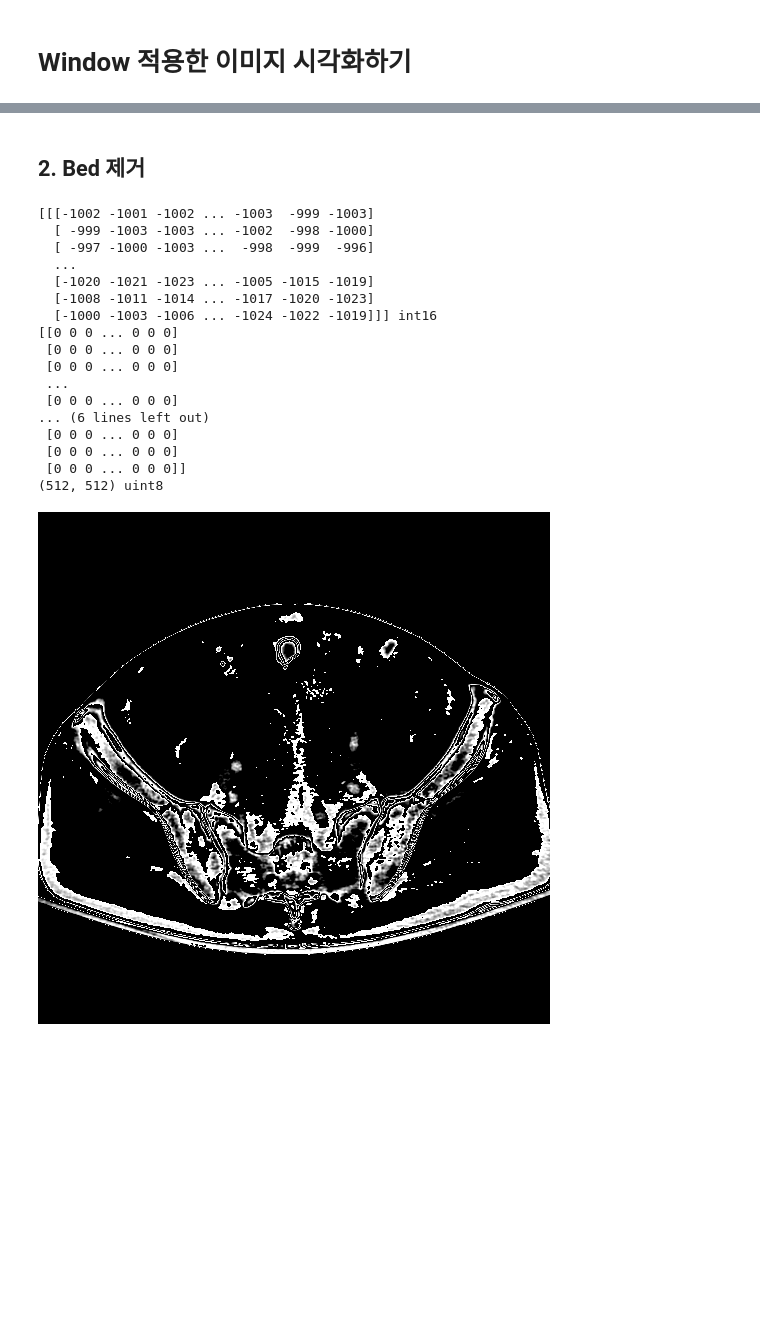
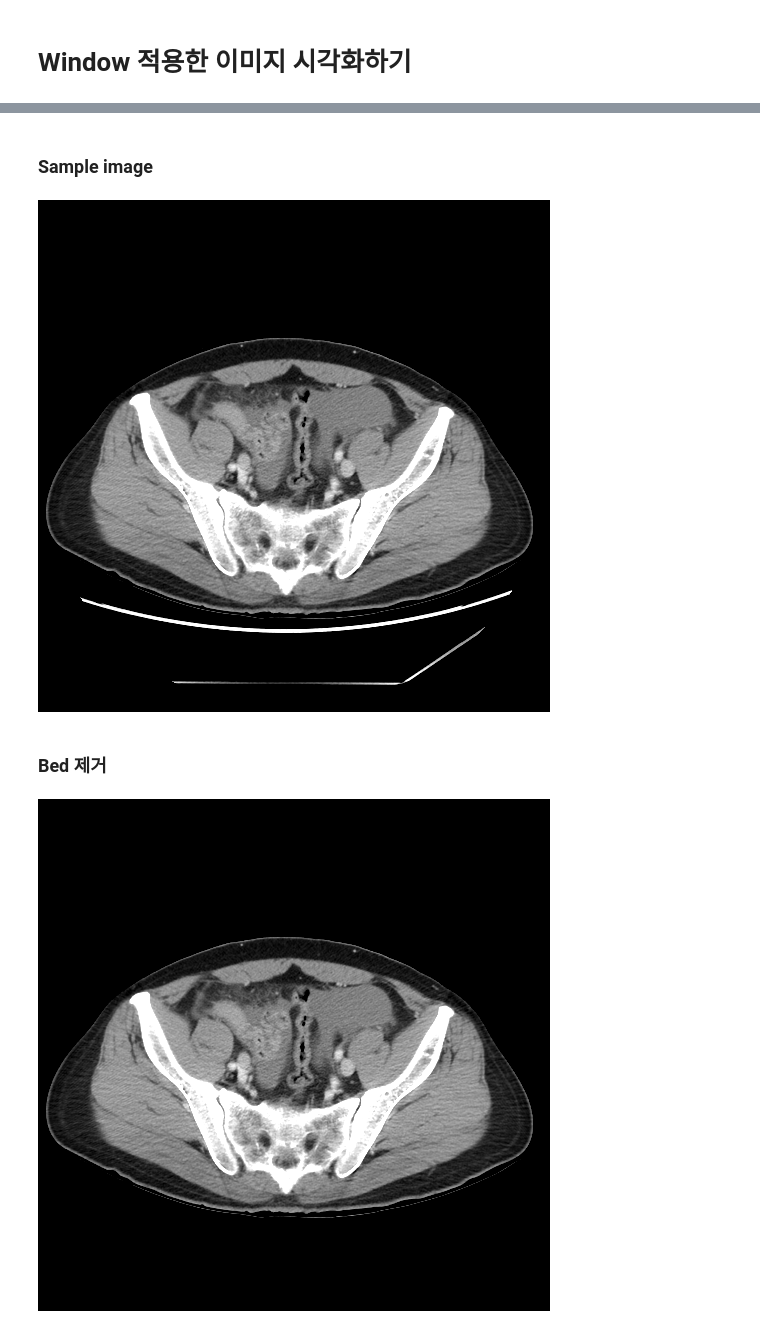
Before and after one commit to minjeekim00/stylegan3-medical-image, a Jupyter notebook: 01_AbdomenCT_dcm_to_png.ipynb, the cells around one changed output, grey strips where cells are left out. Cells and saved outputs as stored; diff of their text form; code cells hidden in the pictures; blank space fills up the shorter version.

```diff
--- a/01_AbdomenCT_dcm_to_png.ipynb
+++ b/01_AbdomenCT_dcm_to_png.ipynb
@@ -20,8 +21,8 @@ dst_dir : PNG 저장 디렉토리
 
 src_dir 하위에 존재하는 DICOM 파일 recursive하게 찾기
 # %%
-src_dir = '/mnt/promedius_dataset/Synthesis_Study/AbdomenCT_abnormal'
-dst_dir = '/mnt/promedius_dataset/Synthesis_Study/AbdomenCT_abnormal_png'
+src_dir = '/mnt/dataset/Synthesis_Study/2022/AbdomenCT_abnormal'
+dst_dir = '/mnt/dataset/Synthesis_Study/2022/AbdomenCT_abnormal_png'
 # %%
 files = glob(os.path.join(src_dir, '**/*.dcm'), recursive=True)
 print(f"{len(files)} dicom files are found in {src_dir}")
@@ -46,35 +38,19 @@ pil_img
+# %% [markdown]
+### Sample image
+# %%
+sample = files[0]
+w_range = (-140, 210)
+# %%
+body_only = False # Bed 제거 x
+pil_img = bodyct_dcm_to_pil(file=sample, w_range=w_range, body_only=body_only)
+pil_img
+# %% [output]
+[figure, added]
 # %% [markdown]
-## 2. Bed 제거
+### Bed 제거
 # %%
-get_boundry = BodyBoundary()
-
-img = dcm_to_array(sample)
-print(img, img.dtype)
-img_new = get_boundry(img[0])
-print(img_new, img_new.dtype)
-img_meta = sitk.GetImageFromArray(img_new)
-img_new = sitk.GetArrayFromImage(window(img_meta, (-140, 210)))
-print(img_new)
-print(img_new.shape, img_new.dtype)
-pil_img_new = Image.fromarray(img_new)
-
-pil_img_new
+body_only = True # Bed 제거 o
+pil_img = bodyct_dcm_to_pil(file=sample, w_range=w_range, body_only=body_only)
+pil_img
 # %% [output]
-[[[-1002 -1001 -1002 ... -1003  -999 -1003]
-  [ -999 -1003 -1003 ... -1002  -998 -1000]
-  [ -997 -1000 -1003 ...  -998  -999  -996]
-  ...
-  [-1020 -1021 -1023 ... -1005 -1015 -1019]
-  [-1008 -1011 -1014 ... -1017 -1020 -1023]
-  [-1000 -1003 -1006 ... -1024 -1022 -1019]]] int16
-[[0 0 0 ... 0 0 0]
- [0 0 0 ... 0 0 0]
- [0 0 0 ... 0 0 0]
- ...
- [0 0 0 ... 0 0 0]
-... (6 lines left out)
- [0 0 0 ... 0 0 0]
- [0 0 0 ... 0 0 0]
- [0 0 0 ... 0 0 0]]
-(512, 512) uint8
-[figure, old version]
+[figure, new version]
```
Also changed, not shown: parts of 9 cells of this notebook.
